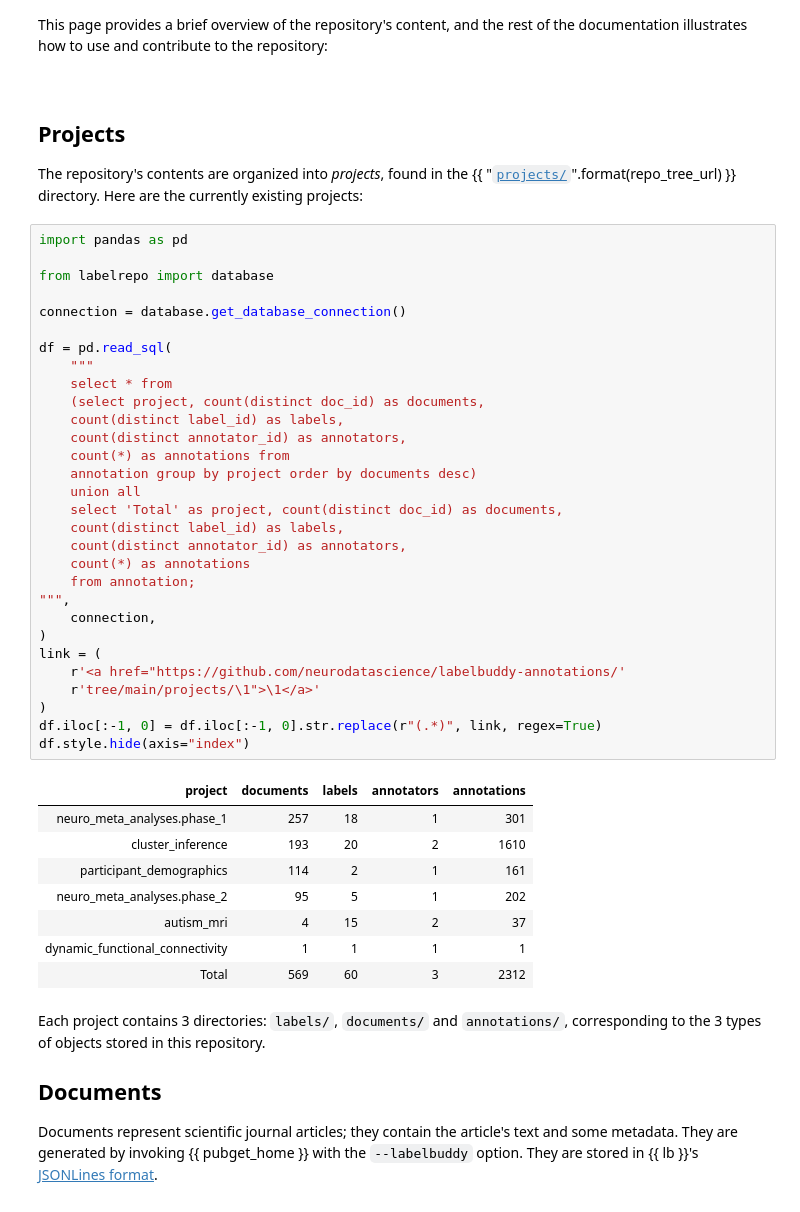
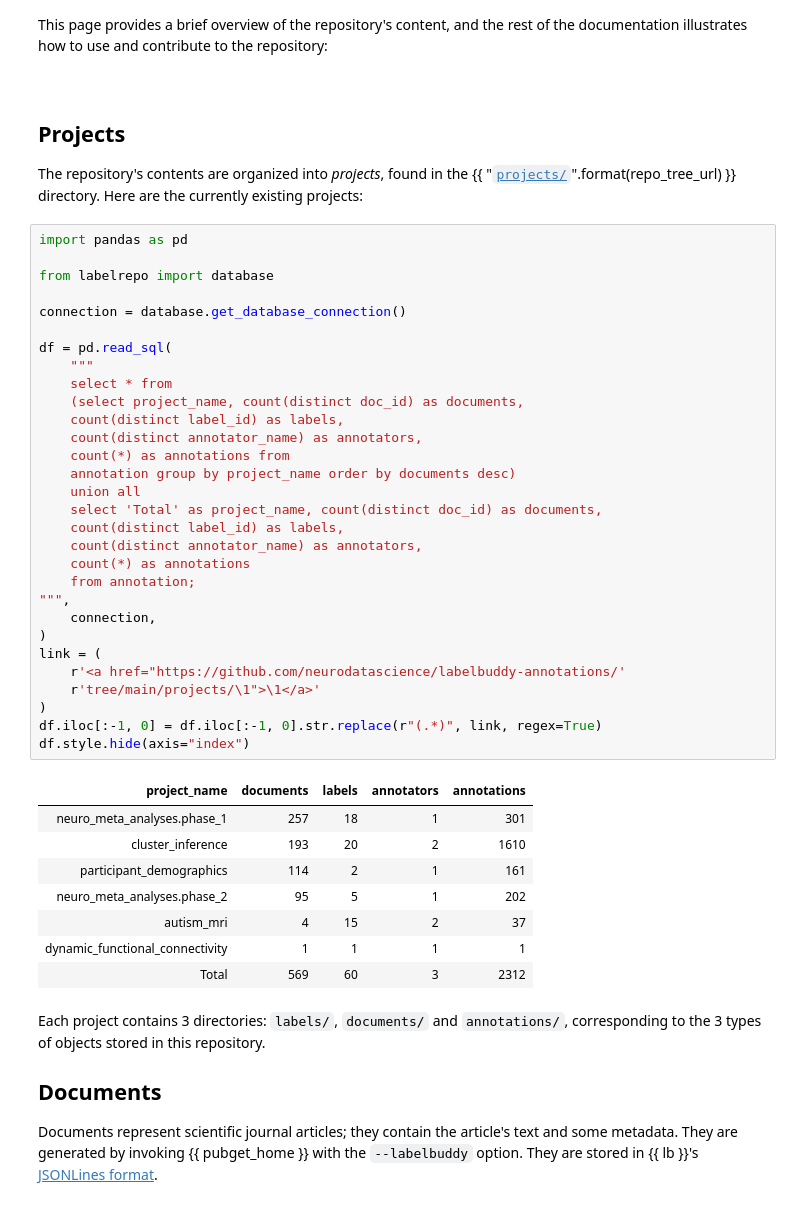
Before and after one commit to litmining/labelbuddy-annotations, a Jupyter notebook: _sources/overview.ipynb, the cells around one changed output. Cells and saved outputs as stored; diff of their text form.

```diff
--- a/_sources/overview.ipynb
+++ b/_sources/overview.ipynb
@@ -20,35 +20,35 @@ Here are the currently existing projects:
 # %%
 import pandas as pd
 
 from labelrepo import database
 
 connection = database.get_database_connection()
 
 df = pd.read_sql(
     """
     select * from
-    (select project, count(distinct doc_id) as documents,
+    (select project_name, count(distinct doc_id) as documents,
     count(distinct label_id) as labels,
-    count(distinct annotator_id) as annotators,
+    count(distinct annotator_name) as annotators,
     count(*) as annotations from
-    annotation group by project order by documents desc)
+    annotation group by project_name order by documents desc)
     union all
-    select 'Total' as project, count(distinct doc_id) as documents,
+    select 'Total' as project_name, count(distinct doc_id) as documents,
     count(distinct label_id) as labels,
-    count(distinct annotator_id) as annotators,
+    count(distinct annotator_name) as annotators,
     count(*) as annotations
     from annotation;
 """,
     connection,
 )
 link = (
     r'<a href="https://github.com/neurodatascience/labelbuddy-annotations/'
     r'tree/main/projects/\1">\1</a>'
 )
 df.iloc[:-1, 0] = df.iloc[:-1, 0].str.replace(r"(.*)", link, regex=True)
 df.style.hide(axis="index")
 # %% [output]
-| project | documents | labels | annotators | annotations |
+| project_name | documents | labels | annotators | annotations |
 | neuro_meta_analyses.phase_1 | 257 | 18 | 1 | 301 |
 | cluster_inference | 193 | 20 | 2 | 1610 |
 | participant_demographics | 114 | 2 | 1 | 161 |
```
Also changed, not shown: parts of 3 cells of this notebook, 7 other files.
